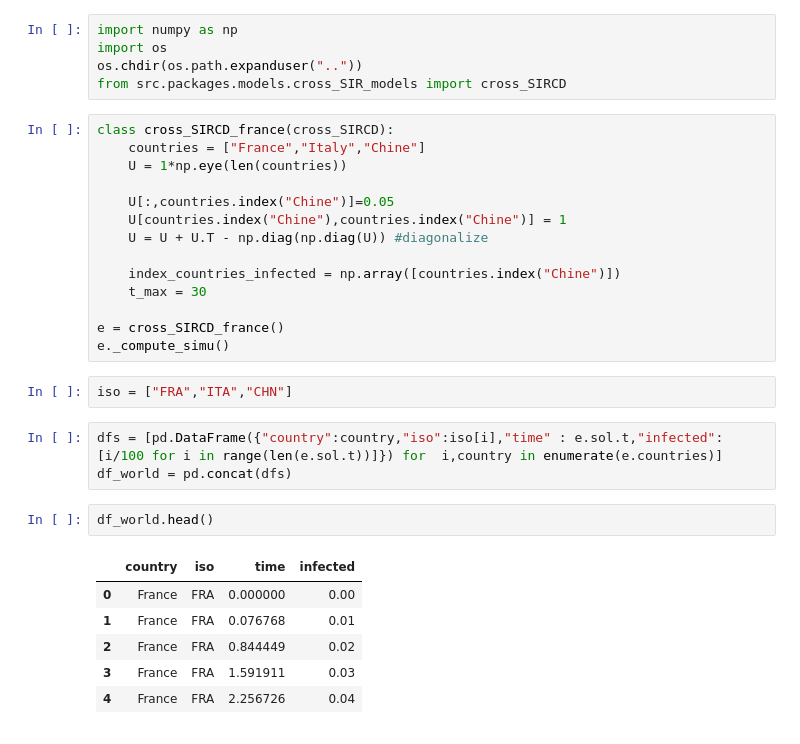
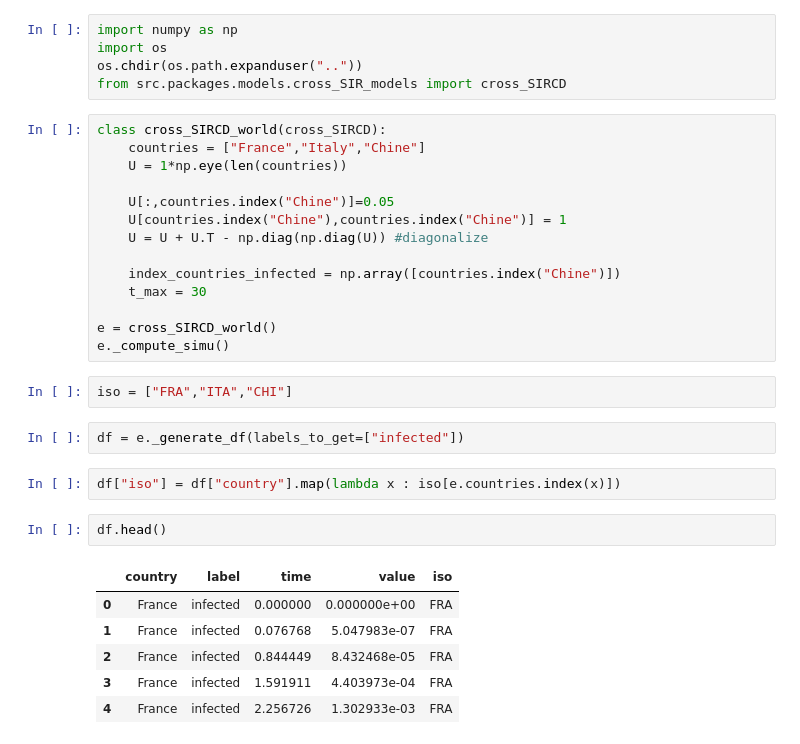
Before and after one commit to samsja/corona_simu_and_vizu, a Jupyter notebook: notebook/Map_visualisation.ipynb, the cells around one changed output. Drawn from its saved outputs; the diff is of its cells as text.

```diff
--- a/notebook/Map_visualisation.ipynb
+++ b/notebook/Map_visualisation.ipynb
@@ -31,7 +35,7 @@ import os
 os.chdir(os.path.expanduser(".."))
 from src.packages.models.cross_SIR_models import cross_SIRCD
 # %%
-class cross_SIRCD_france(cross_SIRCD):
+class cross_SIRCD_world(cross_SIRCD):
     countries = ["France","Italy","Chine"]
     U = 1*np.eye(len(countries))
 
@@ -42,20 +46,21 @@ class cross_SIRCD_france(cross_SIRCD):
     index_countries_infected = np.array([countries.index("Chine")])
     t_max = 30
 
-e = cross_SIRCD_france()
+e = cross_SIRCD_world()
 e._compute_simu()
 # %%
-iso = ["FRA","ITA","CHN"]
+iso = ["FRA","ITA","CHI"]
-# %%
-dfs = [pd.DataFrame({"country":country,"iso":iso[i],"time" : e.sol.t,"infected":[i/100 for i in range(len(e.sol.t))]}) for  i,country in enumerate(e.countries)]
-df_world = pd.concat(dfs)
+# %%
+df = e._generate_df(labels_to_get=["infected"])
+# %%
+df["iso"] = df["country"].map(lambda x : iso[e.countries.index(x)])
 # %%
-df_world.head()
+df.head()
 # %% [output]
-|  | country | iso | time | infected |
-| 0 | France | FRA | 0.000000 | 0.00 |
-| 1 | France | FRA | 0.076768 | 0.01 |
-| 2 | France | FRA | 0.844449 | 0.02 |
-| 3 | France | FRA | 1.591911 | 0.03 |
-| 4 | France | FRA | 2.256726 | 0.04 |
+|  | country | label | time | value | iso |
+| 0 | France | infected | 0.000000 | 0.000000e+00 | FRA |
+| 1 | France | infected | 0.076768 | 5.047983e-07 | FRA |
+| 2 | France | infected | 0.844449 | 8.432468e-05 | FRA |
+| 3 | France | infected | 1.591911 | 4.403973e-04 | FRA |
+| 4 | France | infected | 2.256726 | 1.302933e-03 | FRA |
 # %%
```
Also changed, not shown: parts of 4 cells of this notebook, 1 other file.
